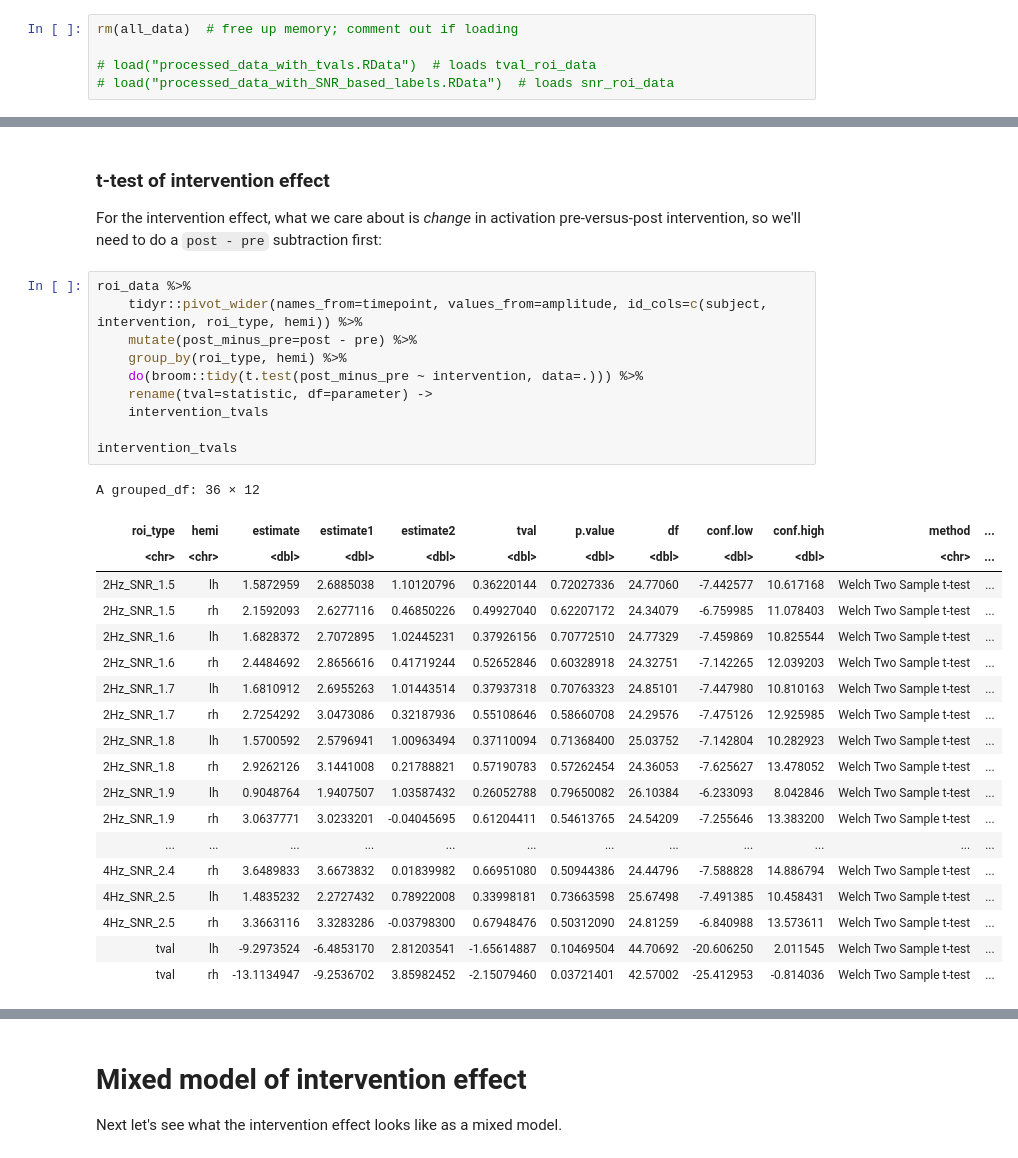
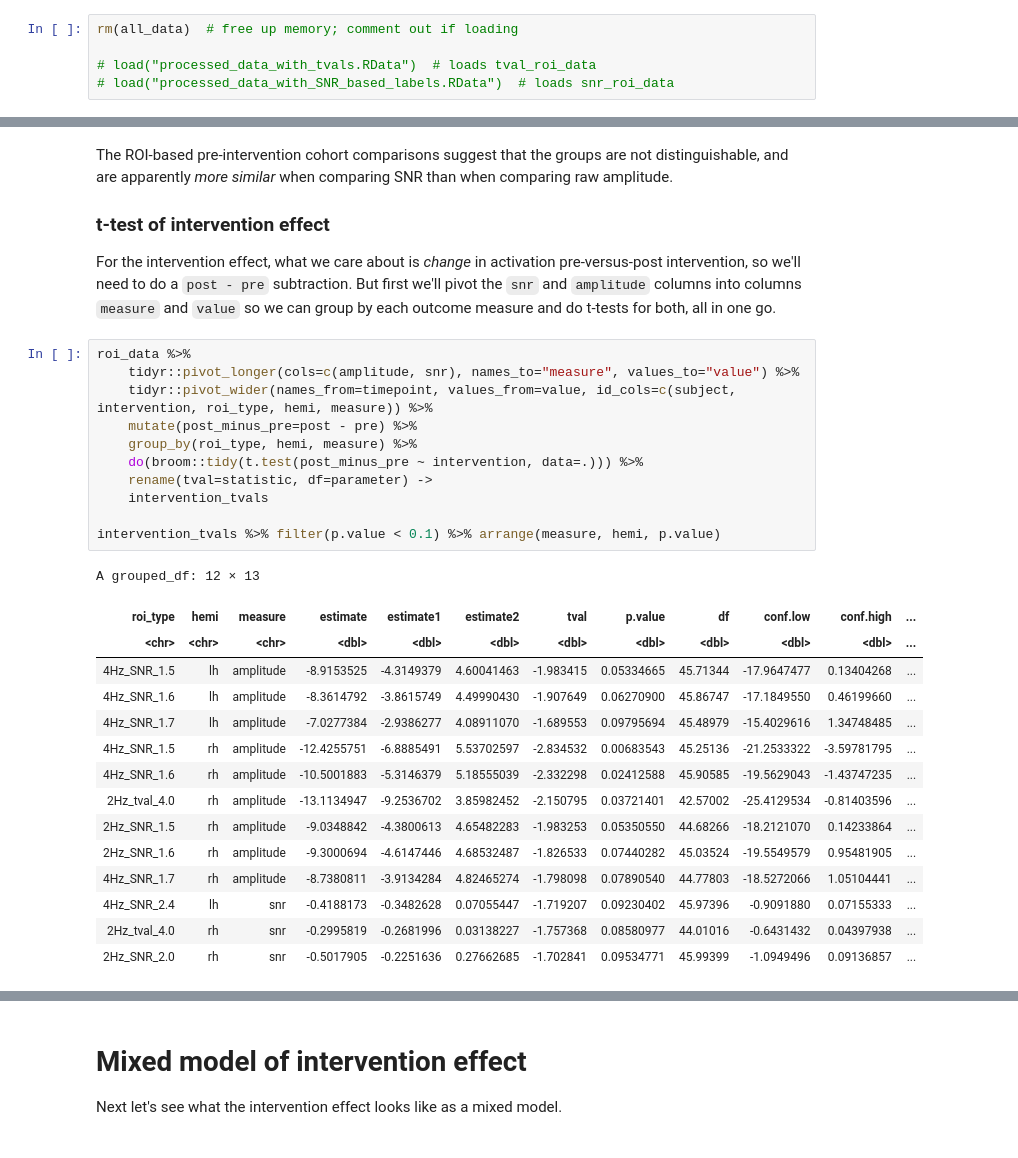
Before and after one commit to yeatmanlab/preK-MEG, a Jupyter notebook: analysis/notebooks/ssvep_ROI_modeling.ipynb, the cells around one changed output, grey strips where cells are left out. Cells and saved outputs as stored; diff of their text form.

```diff
--- a/analysis/notebooks/ssvep_ROI_modeling.ipynb
+++ b/analysis/notebooks/ssvep_ROI_modeling.ipynb
@@ -303,34 +319,33 @@ A grouped_df: 36 × 12
 # %% [markdown]
+The ROI-based pre-intervention cohort comparisons suggest that the groups are not distinguishable, and are apparently *more similar* when comparing SNR than when comparing raw amplitude.
+
 ### t-test of intervention effect
 
-For the intervention effect, what we care about is *change* in activation pre-versus-post intervention, so we'll need to do a `post - pre` subtraction first:
+For the intervention effect, what we care about is *change* in activation pre-versus-post intervention, so we'll need to do a `post - pre` subtraction. But first we'll pivot the `snr` and `amplitude` columns into columns `measure` and `value` so we can group by each outcome measure and do t-tests for both, all in one go.
 # %%
 roi_data %>%
-    tidyr::pivot_wider(names_from=timepoint, values_from=amplitude, id_cols=c(subject, intervention, roi_type, hemi)) %>%
+    tidyr::pivot_longer(cols=c(amplitude, snr), names_to="measure", values_to="value") %>%
+    tidyr::pivot_wider(names_from=timepoint, values_from=value, id_cols=c(subject, intervention, roi_type, hemi, measure)) %>%
     mutate(post_minus_pre=post - pre) %>%
-    group_by(roi_type, hemi) %>%
+    group_by(roi_type, hemi, measure) %>%
     do(broom::tidy(t.test(post_minus_pre ~ intervention, data=.))) %>%
     rename(tval=statistic, df=parameter) ->
     intervention_tvals
 
-intervention_tvals
+intervention_tvals %>% filter(p.value < 0.1) %>% arrange(measure, hemi, p.value)
 # %% [output]
-A grouped_df: 36 × 12
+A grouped_df: 12 × 13
-| roi_type | hemi | estimate | estimate1 | estimate2 | tval | p.value | df | conf.low | conf.high | method | ... |
-| <chr> | <chr> | <dbl> | <dbl> | <dbl> | <dbl> | <dbl> | <dbl> | <dbl> | <dbl> | <chr> | ... |
-| 2Hz_SNR_1.5 | lh | 1.5872959 | 2.6885038 | 1.10120796 | 0.36220144 | 0.72027336 | 24.77060 | -7.442577 | 10.617168 | Welch Two Sample t-test | ... |
-| 2Hz_SNR_1.5 | rh | 2.1592093 | 2.6277116 | 0.46850226 | 0.49927040 | 0.62207172 | 24.34079 | -6.759985 | 11.078403 | Welch Two Sample t-test | ... |
-| 2Hz_SNR_1.6 | lh | 1.6828372 | 2.7072895 | 1.02445231 | 0.37926156 | 0.70772510 | 24.77329 | -7.459869 | 10.825544 | Welch Two Sample t-test | ... |
-| 2Hz_SNR_1.6 | rh | 2.4484692 | 2.8656616 | 0.41719244 | 0.52652846 | 0.60328918 | 24.32751 | -7.142265 | 12.039203 | Welch Two Sample t-test | ... |
-| 2Hz_SNR_1.7 | lh | 1.6810912 | 2.6955263 | 1.01443514 | 0.37937318 | 0.70763323 | 24.85101 | -7.447980 | 10.810163 | Welch Two Sample t-test | ... |
-| 2Hz_SNR_1.7 | rh | 2.7254292 | 3.0473086 | 0.32187936 | 0.55108646 | 0.58660708 | 24.29576 | -7.475126 | 12.925985 | Welch Two Sample t-test | ... |
-| 2Hz_SNR_1.8 | lh | 1.5700592 | 2.5796941 | 1.00963494 | 0.37110094 | 0.71368400 | 25.03752 | -7.142804 | 10.282923 | Welch Two Sample t-test | ... |
-| 2Hz_SNR_1.8 | rh | 2.9262126 | 3.1441008 | 0.21788821 | 0.57190783 | 0.57262454 | 24.36053 | -7.625627 | 13.478052 | Welch Two Sample t-test | ... |
-| 2Hz_SNR_1.9 | lh | 0.9048764 | 1.9407507 | 1.03587432 | 0.26052788 | 0.79650082 | 26.10384 | -6.233093 | 8.042846 | Welch Two Sample t-test | ... |
-| 2Hz_SNR_1.9 | rh | 3.0637771 | 3.0233201 | -0.04045695 | 0.61204411 | 0.54613765 | 24.54209 | -7.255646 | 13.383200 | Welch Two Sample t-test | ... |
-| ... | ... | ... | ... | ... | ... | ... | ... | ... | ... | ... | ... |
-| 4Hz_SNR_2.4 | rh | 3.6489833 | 3.6673832 | 0.01839982 | 0.66951080 | 0.50944386 | 24.44796 | -7.588828 | 14.886794 | Welch Two Sample t-test | ... |
-| 4Hz_SNR_2.5 | lh | 1.4835232 | 2.2727432 | 0.78922008 | 0.33998181 | 0.73663598 | 25.67498 | -7.491385 | 10.458431 | Welch Two Sample t-test | ... |
-| 4Hz_SNR_2.5 | rh | 3.3663116 | 3.3283286 | -0.03798300 | 0.67948476 | 0.50312090 | 24.81259 | -6.840988 | 13.573611 | Welch Two Sample t-test | ... |
-| tval | lh | -9.2973524 | -6.4853170 | 2.81203541 | -1.65614887 | 0.10469504 | 44.70692 | -20.606250 | 2.011545 | Welch Two Sample t-test | ... |
-| tval | rh | -13.1134947 | -9.2536702 | 3.85982452 | -2.15079460 | 0.03721401 | 42.57002 | -25.412953 | -0.814036 | Welch Two Sample t-test | ... |
+| roi_type | hemi | measure | estimate | estimate1 | estimate2 | tval | p.value | df | conf.low | conf.high | ... |
+| <chr> | <chr> | <chr> | <dbl> | <dbl> | <dbl> | <dbl> | <dbl> | <dbl> | <dbl> | <dbl> | ... |
+| 4Hz_SNR_1.5 | lh | amplitude | -8.9153525 | -4.3149379 | 4.60041463 | -1.983415 | 0.05334665 | 45.71344 | -17.9647477 | 0.13404268 | ... |
+| 4Hz_SNR_1.6 | lh | amplitude | -8.3614792 | -3.8615749 | 4.49990430 | -1.907649 | 0.06270900 | 45.86747 | -17.1849550 | 0.46199660 | ... |
+| 4Hz_SNR_1.7 | lh | amplitude | -7.0277384 | -2.9386277 | 4.08911070 | -1.689553 | 0.09795694 | 45.48979 | -15.4029616 | 1.34748485 | ... |
+| 4Hz_SNR_1.5 | rh | amplitude | -12.4255751 | -6.8885491 | 5.53702597 | -2.834532 | 0.00683543 | 45.25136 | -21.2533322 | -3.59781795 | ... |
+| 4Hz_SNR_1.6 | rh | amplitude | -10.5001883 | -5.3146379 | 5.18555039 | -2.332298 | 0.02412588 | 45.90585 | -19.5629043 | -1.43747235 | ... |
+| 2Hz_tval_4.0 | rh | amplitude | -13.1134947 | -9.2536702 | 3.85982452 | -2.150795 | 0.03721401 | 42.57002 | -25.4129534 | -0.81403596 | ... |
+| 2Hz_SNR_1.5 | rh | amplitude | -9.0348842 | -4.3800613 | 4.65482283 | -1.983253 | 0.05350550 | 44.68266 | -18.2121070 | 0.14233864 | ... |
+| 2Hz_SNR_1.6 | rh | amplitude | -9.3000694 | -4.6147446 | 4.68532487 | -1.826533 | 0.07440282 | 45.03524 | -19.5549579 | 0.95481905 | ... |
+| 4Hz_SNR_1.7 | rh | amplitude | -8.7380811 | -3.9134284 | 4.82465274 | -1.798098 | 0.07890540 | 44.77803 | -18.5272066 | 1.05104441 | ... |
+| 4Hz_SNR_2.4 | lh | snr | -0.4188173 | -0.3482628 | 0.07055447 | -1.719207 | 0.09230402 | 45.97396 | -0.9091880 | 0.07155333 | ... |
+| 2Hz_tval_4.0 | rh | snr | -0.2995819 | -0.2681996 | 0.03138227 | -1.757368 | 0.08580977 | 44.01016 | -0.6431432 | 0.04397938 | ... |
+| 2Hz_SNR_2.0 | rh | snr | -0.5017905 | -0.2251636 | 0.27662685 | -1.702841 | 0.09534771 | 45.99399 | -1.0949496 | 0.09136857 | ... |
```
Also changed, not shown: parts of 21 cells of this notebook, 2 other files.
